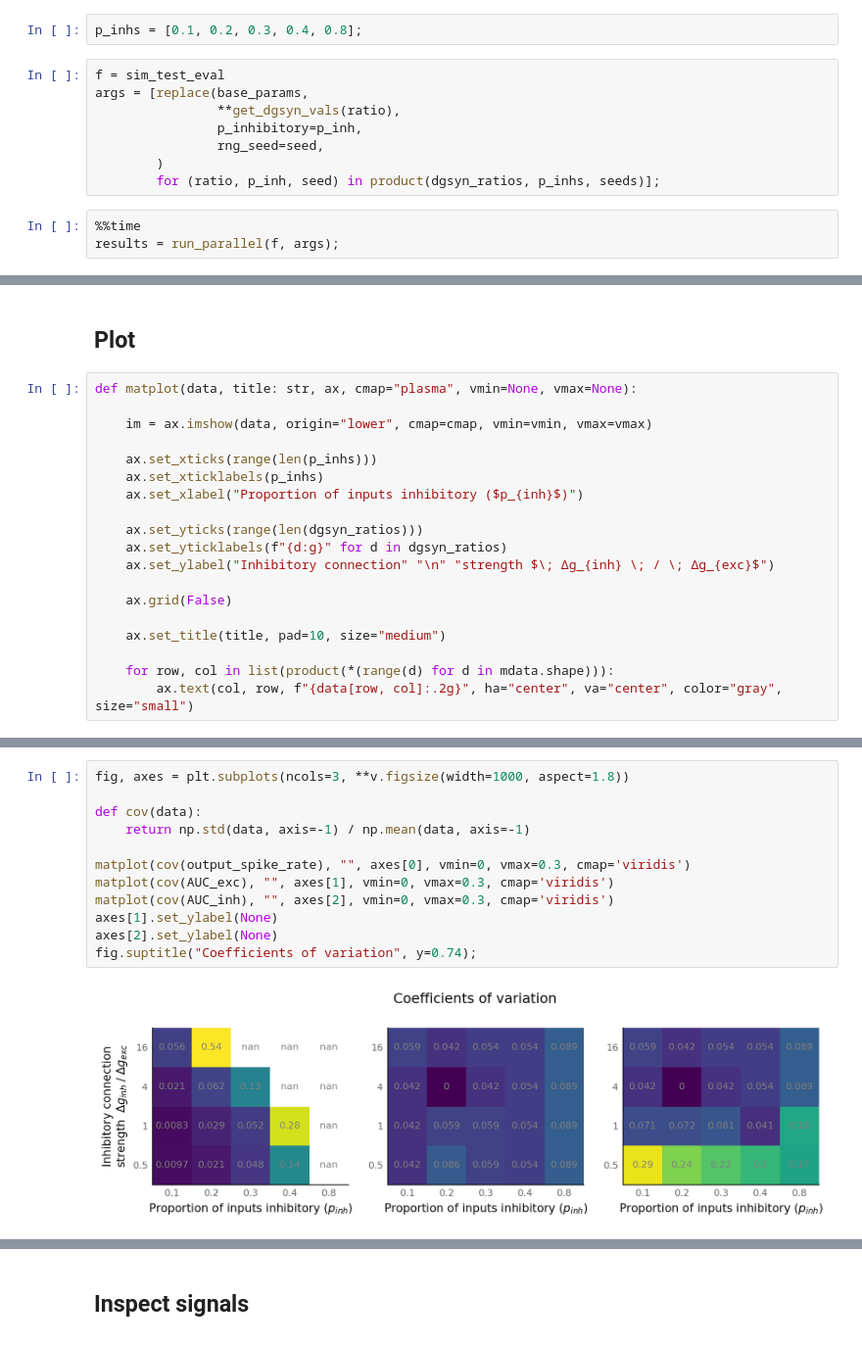
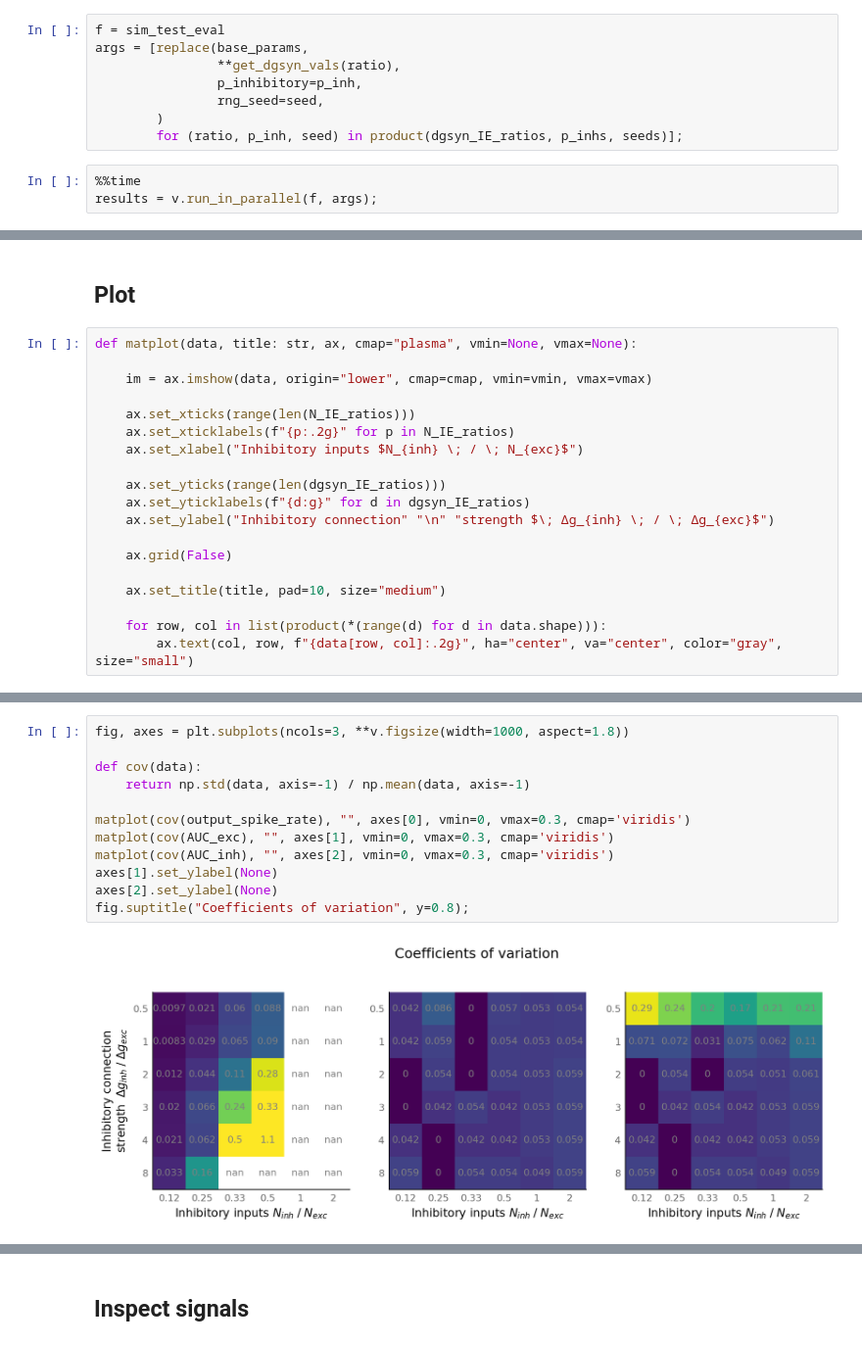
Before and after one commit to tfiers/phd, a Jupyter notebook: notebooks/2021-11-11__vary_both_inh_strength_and_proportion.ipynb, the cells around one changed output, grey strips where cells are left out. Shown at 98% size. Drawn from its saved outputs; the diff is of its cells as text.

```diff
--- a/notebooks/2021-11-11__vary_both_inh_strength_and_proportion.ipynb
+++ b/notebooks/2021-11-11__vary_both_inh_strength_and_proportion.ipynb
@@ -77,8 +77,6 @@ seeds = [0];
 seeds = [0, 1, 2];
 seeds = [0, 1, 2, 3, 4, 5];
 # seeds = np.arange(20);
-# %%
-p_inhs = [0.1, 0.2, 0.3, 0.4, 0.8];
 # %%
 f = sim_test_eval
 args = [replace(base_params,
@@ -86,8 +84,8 @@ args = [replace(base_params,
                 p_inhibitory=p_inh,
                 rng_seed=seed,
         )
-        for (ratio, p_inh, seed) in product(dgsyn_ratios, p_inhs, seeds)];
+        for (ratio, p_inh, seed) in product(dgsyn_IE_ratios, p_inhs, seeds)];
 # %%
 %%time
-results = run_parallel(f, args);
+results = v.run_in_parallel(f, args);
 # %% [output]
@@ -107,19 +105,19 @@ def matplot(data, title: str, ax, cmap="plasma", vmin=None, vmax=None):
 
     im = ax.imshow(data, origin="lower", cmap=cmap, vmin=vmin, vmax=vmax)
 
-    ax.set_xticks(range(len(p_inhs)))
-    ax.set_xticklabels(p_inhs)
-    ax.set_xlabel("Proportion of inputs inhibitory ($p_{inh}$)")
+    ax.set_xticks(range(len(N_IE_ratios)))
+    ax.set_xticklabels(f"{p:.2g}" for p in N_IE_ratios)
+    ax.set_xlabel("Inhibitory inputs $N_{inh} \; / \; N_{exc}$")
 
-    ax.set_yticks(range(len(dgsyn_ratios)))
-    ax.set_yticklabels(f"{d:g}" for d in dgsyn_ratios)
+    ax.set_yticks(range(len(dgsyn_IE_ratios)))
+    ax.set_yticklabels(f"{d:g}" for d in dgsyn_IE_ratios)
     ax.set_ylabel("Inhibitory connection" "\n" "strength $\; Δg_{inh} \; / \; Δg_{exc}$")
 
     ax.grid(False)
 
     ax.set_title(title, pad=10, size="medium")
 
-    for row, col in list(product(*(range(d) for d in mdata.shape))):
+    for row, col in list(product(*(range(d) for d in data.shape))):
         ax.text(col, row, f"{data[row, col]:.2g}", ha="center", va="center", color="gray", size="small")
 # %%
 matplot_AUC = partial(matplot, vmin=0.5, vmax=1, cmap="cividis")
@@ -136,17 +134,17 @@ axes[2].set_ylabel(None);
 # %%
 fig, axes = plt.subplots(ncols=3, **v.figsize(width=1000, aspect=1.8))
 
 def cov(data):
     return np.std(data, axis=-1) / np.mean(data, axis=-1)
 
 matplot(cov(output_spike_rate), "", axes[0], vmin=0, vmax=0.3, cmap='viridis')
 matplot(cov(AUC_exc), "", axes[1], vmin=0, vmax=0.3, cmap='viridis')
 matplot(cov(AUC_inh), "", axes[2], vmin=0, vmax=0.3, cmap='viridis')
 axes[1].set_ylabel(None)
 axes[2].set_ylabel(None)
-fig.suptitle("Coefficients of variation", y=0.74);
+fig.suptitle("Coefficients of variation", y=0.8);
 # %% [output]
-[figure, old version]
+[figure, new version]
 # %%
 fig, axes = plt.subplots(ncols=3, **v.figsize(width=1000, aspect=1.8))
 
```
Also changed, not shown: parts of 36 cells of this notebook, 7 other files.
